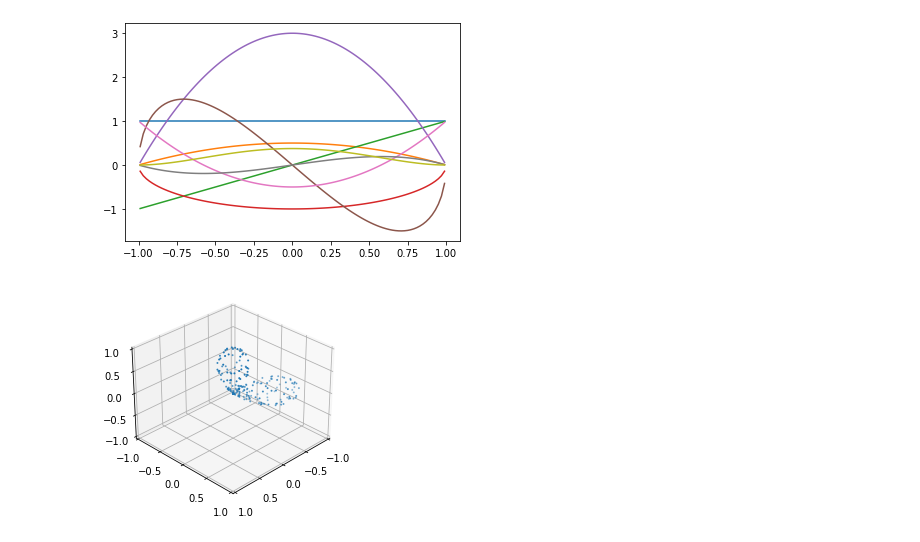
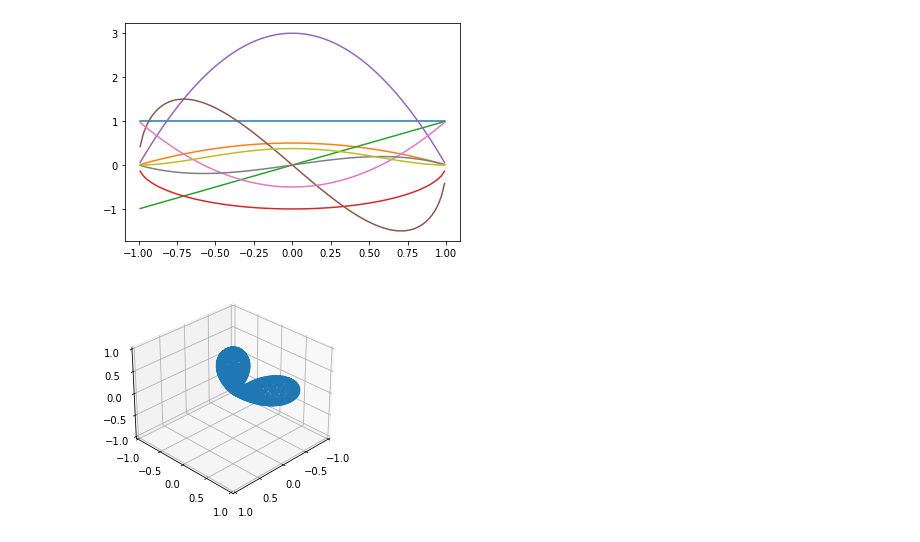
Before and after one commit to fancyzero/SphericalHarmonicNotebook, a Jupyter notebook: MyPrt.ipynb, the cells around one changed output. Saved outputs shown, nothing was run; the diff lists cells and outputs as text; code cells hidden in the pictures.

```diff
--- a/MyPrt.ipynb
+++ b/MyPrt.ipynb
@@ -83,33 +83,33 @@ def myFunc(theta, phi):
 
     return max(0,5*math.cos(theta)-4) + max(0,-4*math.sin(theta-math.pi)*math.cos(phi-2.5)-3)
 #visualize myFunc
 def visMyFunc():
     fig = plt.figure()
     ax = fig.add_subplot(1, 1, 1, projection='3d')
     x=[]
     y=[]
     z=[]
-    N = 30
+    N = 200
     samples = getSamples(N)
     for s in samples:
             theta = s.theta
             phi = s.phi
             xx = math.cos(phi)*math.sin(theta)
             yy = math.sin(phi)*math.sin(theta)
             zz = math.cos(theta)
             v = myFunc(theta, phi)
             x.append(xx*v)
             y.append(yy*v)
             z.append(zz*v)
 
     ax.scatter(x, y, z, s=1)
     ax.set_xlim([-1, 1])
     ax.set_ylim([-1, 1])
     ax.set_zlim([-1, 1])
 
     ax.view_init(30, 45)
 
 visMyFunc()
 # %% [output]
-[figure, old version]
+[figure, new version]
 # %%
```
Also changed, not shown: parts of 3 cells of this notebook.
